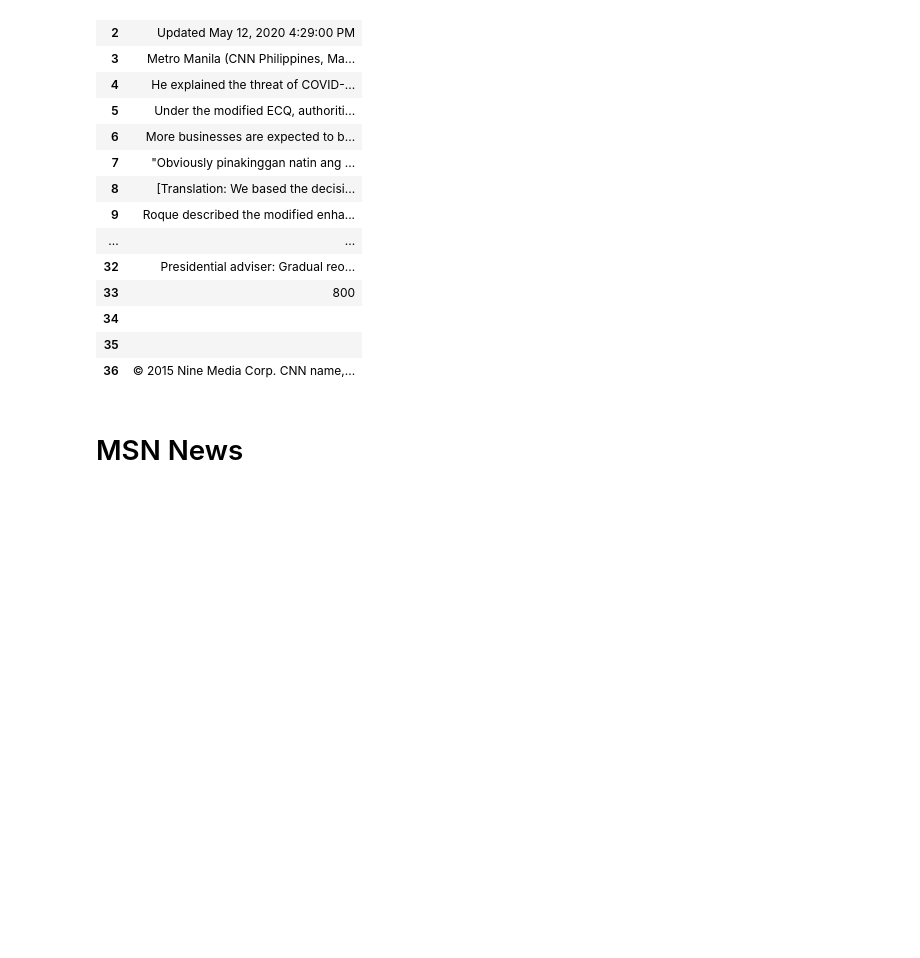
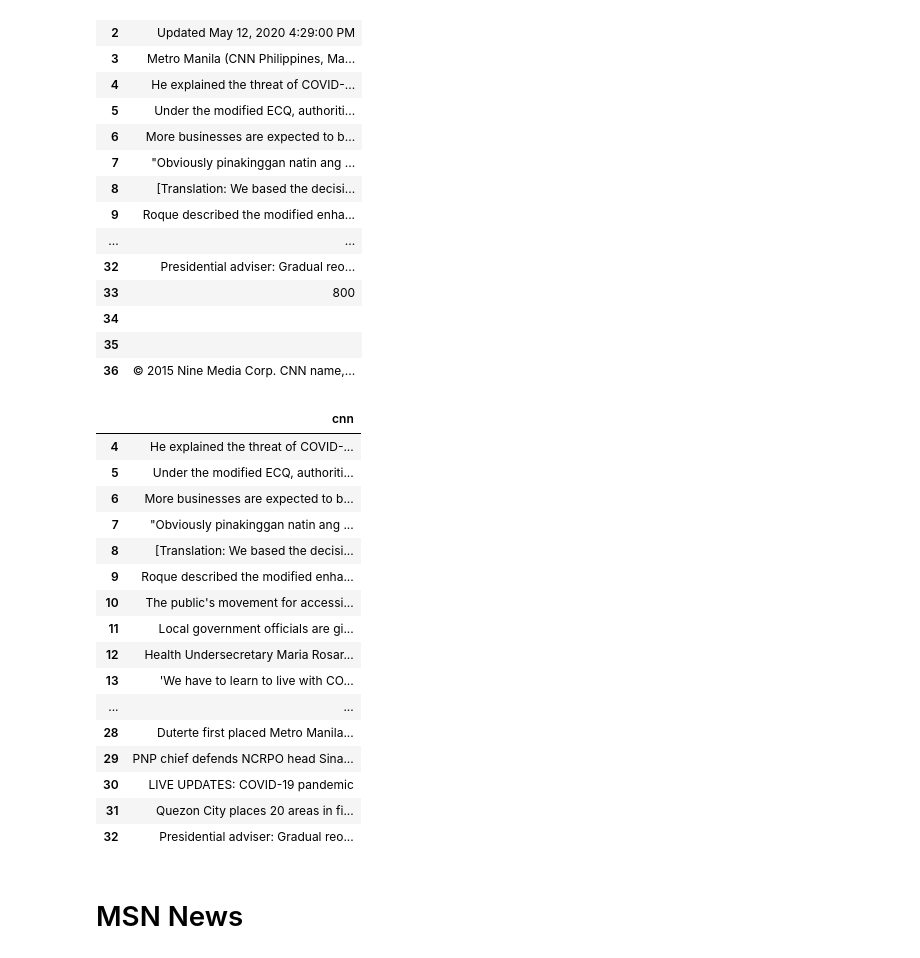
Before and after one commit to isidorachavez/ECQ-Text-Analysis, a Jupyter notebook: News Info.ipynb, the cells around one changed output. Drawn from its saved outputs; the diff is of its cells as text; code cells hidden in the pictures; blank space fills up the shorter version.

```diff
--- a/News Info.ipynb
+++ b/News Info.ipynb
@@ -47,6 +47,33 @@ cnn_df
 | 34 |  |
 | 35 |  |
 | 36 | © 2015 Nine Media Corp. CNN name,... |
+# %%
+#Dropping of unnecessary rows for cleaner dataframe
+cnn = cnn_df.drop(cnn_df.index[[0,1,2,3,33,34,35,36]])
+
+#Renaming of columns
+cnn.columns = ['cnn']
+
+#Viewing of changes
+cnn
+# %% [output]
+|  | cnn |
+| 4 | He explained the threat of COVID-... |
+| 5 | Under the modified ECQ, authoriti... |
+| 6 | More businesses are expected to b... |
+| 7 | "Obviously pinakinggan natin ang ... |
+| 8 | [Translation: We based the decisi... |
+| 9 | Roque described the modified enha... |
+| 10 | The public's movement for accessi... |
+| 11 | Local government officials are gi... |
+| 12 | Health Undersecretary Maria Rosar... |
+| 13 | 'We have to learn to live with CO... |
+| ... | ... |
+| 28 | Duterte first placed Metro Manila... |
+| 29 | PNP chief defends NCRPO head Sina... |
+| 30 | LIVE UPDATES: COVID-19 pandemic |
+| 31 | Quezon City places 20 areas in fi... |
+| 32 | Presidential adviser: Gradual reo... |
 # %% [markdown]
 # MSN News
 # %%
```
Also changed, not shown: parts of 4 cells of this notebook.
